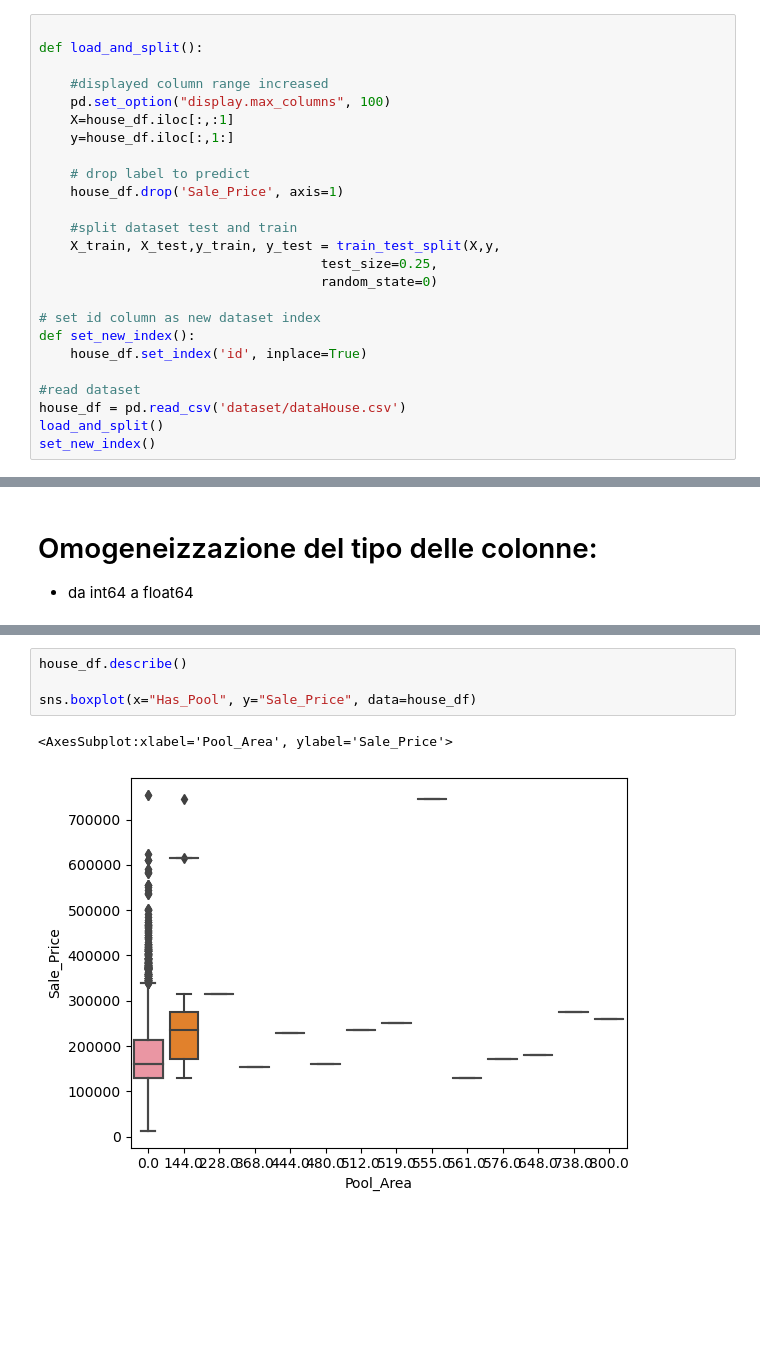
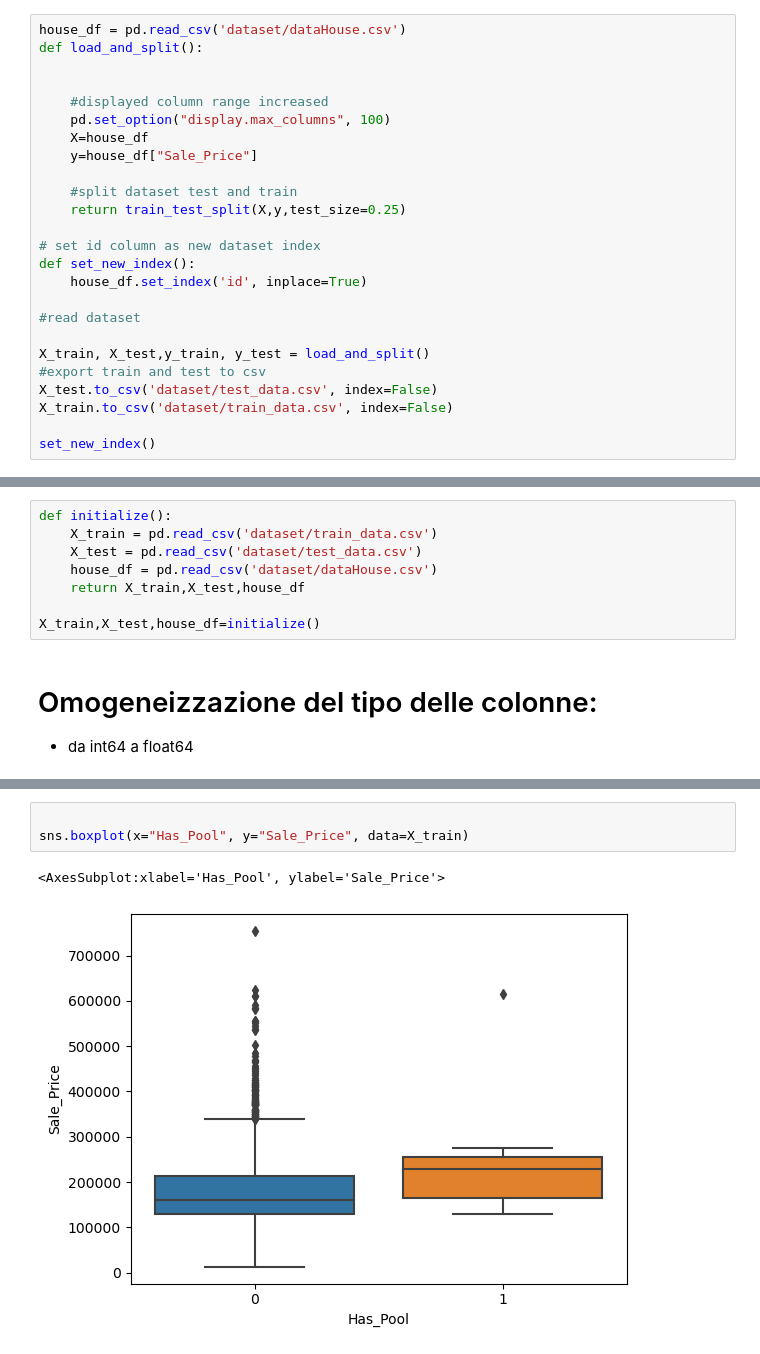
Before and after one commit to TheBrex/Ames_house_Price_Prediction, a Jupyter notebook: data_clean.ipynb, the cells around one changed output, grey strips where cells are left out. Saved outputs shown, nothing was run; the diff lists cells and outputs as text; blank space fills up the shorter version.

Commit message:
PREPARING DATASET - correlation matrix functions - split train set - bug fix - project refactor

```diff
--- a/data_clean.ipynb
+++ b/data_clean.ipynb
@@ -13,27 +19,27 @@ from sklearn.model_selection import train_test_split
 - split in train e test
 - inizializzazione indice
 # %%
+house_df = pd.read_csv('dataset/dataHouse.csv')
+def load_and_split():
 
-def load_and_split():
 
     #displayed column range increased
     pd.set_option("display.max_columns", 100)
-    X=house_df.iloc[:,:1]
-    y=house_df.iloc[:,1:]
-
-    # drop label to predict
-    house_df.drop('Sale_Price', axis=1)
+    X=house_df
+    y=house_df["Sale_Price"]
 
     #split dataset test and train
-    X_train, X_test,y_train, y_test = train_test_split(X,y,
-                                    test_size=0.25,
-                                    random_state=0)
+    return train_test_split(X,y,test_size=0.25)
 
 # set id column as new dataset index
 def set_new_index():
     house_df.set_index('id', inplace=True)
 
 #read dataset
-house_df = pd.read_csv('dataset/dataHouse.csv')
-load_and_split()
+
+X_train, X_test,y_train, y_test = load_and_split()
+#export train and test to csv
+X_test.to_csv('dataset/test_data.csv', index=False)
+X_train.to_csv('dataset/train_data.csv', index=False)
+
 set_new_index()
@@ -40,3 +48,11 @@ set_new_index()
+# %%
+def initialize():
+    X_train = pd.read_csv('dataset/train_data.csv')
+    X_test = pd.read_csv('dataset/test_data.csv')
+    house_df = pd.read_csv('dataset/dataHouse.csv')
+    return X_train,X_test,house_df
+
+X_train,X_test,house_df=initialize()
 # %% [markdown]
 # Omogeneizzazione del tipo delle colonne:
 - da int64 a float64
@@ -120,7 +203,6 @@ house_df.drop("Pool_QC", axis=1, inplace=True) #drop "Pool_Quality" feature, kee
 # %%
-house_df.describe()
 
-sns.boxplot(x="Has_Pool", y="Sale_Price", data=house_df)
+sns.boxplot(x="Has_Pool", y="Sale_Price", data=X_train)
 # %% [output]
-<AxesSubplot:xlabel='Pool_Area', ylabel='Sale_Price'>
+<AxesSubplot:xlabel='Has_Pool', ylabel='Sale_Price'>
-[figure, old version]
+[figure, new version]
```
Also changed, not shown: parts of 17 cells of this notebook, 9 other files.
